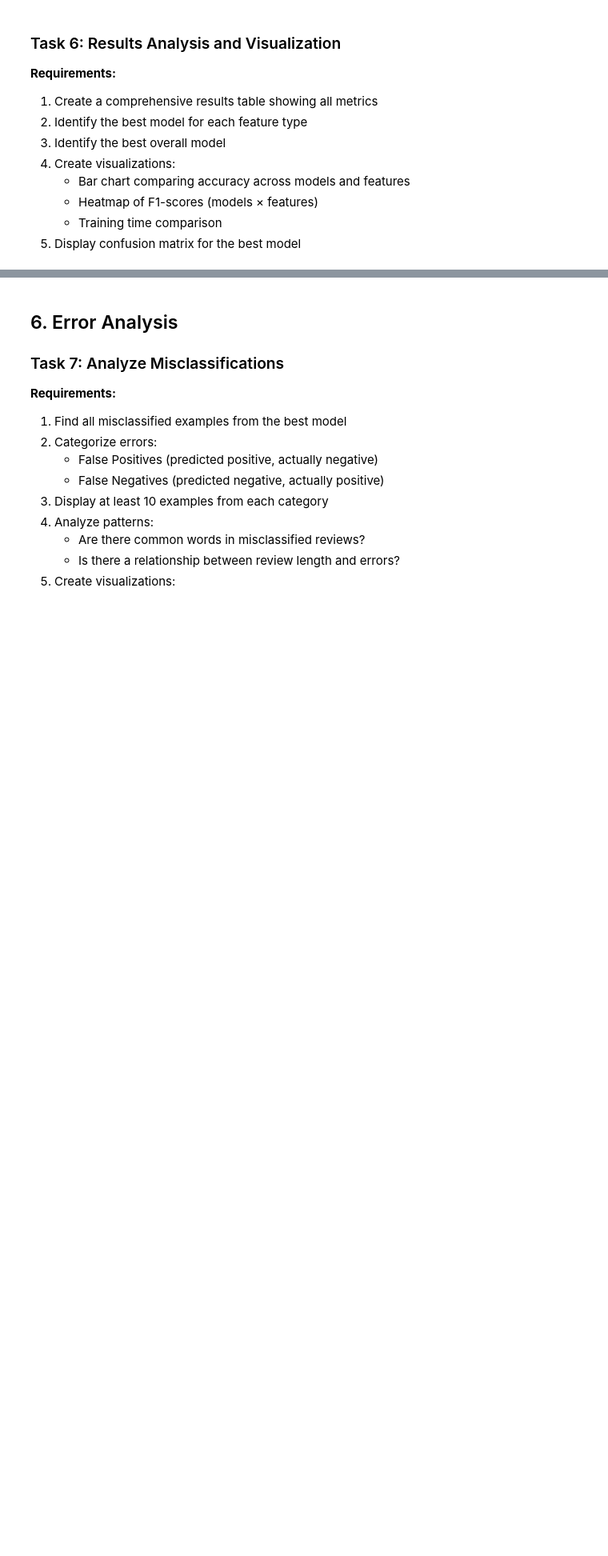
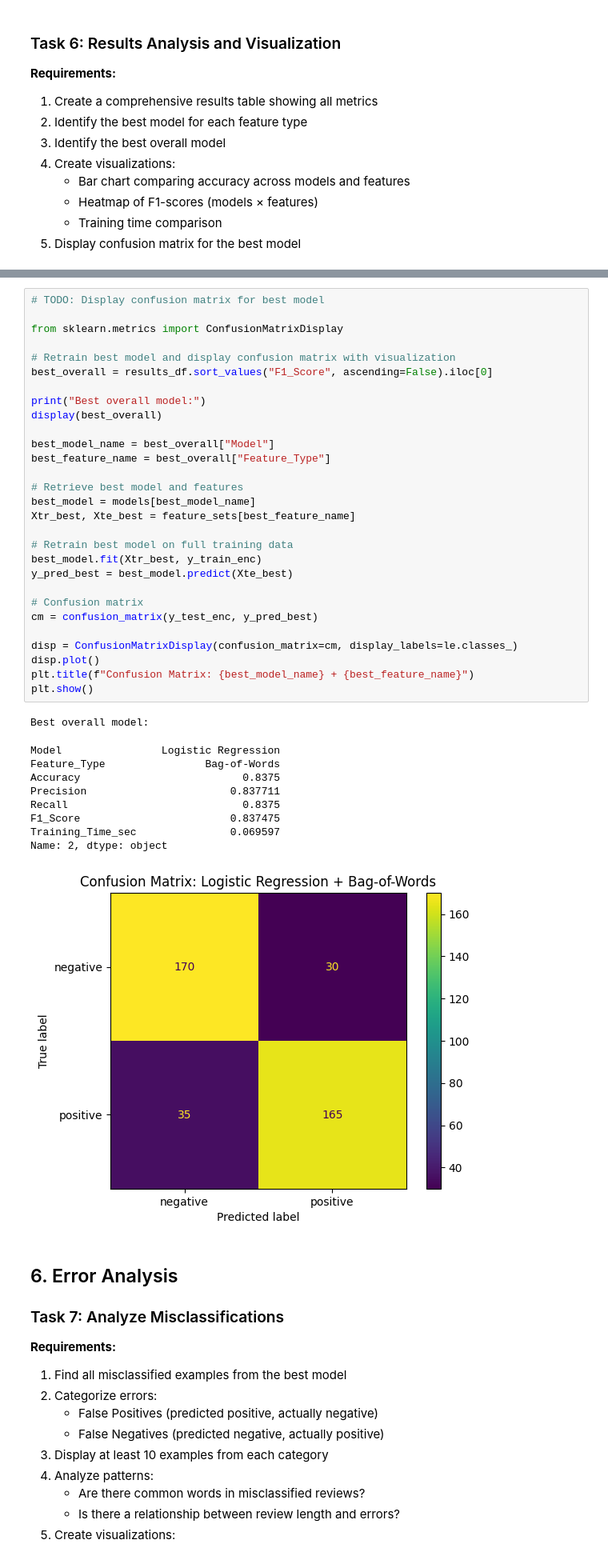
Before and after one commit to gooners006/MSE, a Jupyter notebook: NLP501/NLP_Lab02_Extra_Requirements.ipynb, the cells around one changed output, grey strips where cells are left out. Shown at 80% size. Saved outputs shown, nothing was run; the diff lists cells and outputs as text; blank space fills up the shorter version.

```diff
--- a/NLP501/NLP_Lab02_Extra_Requirements.ipynb
+++ b/NLP501/NLP_Lab02_Extra_Requirements.ipynb
@@ -936,3 +936,43 @@ from sklearn.metrics import ConfusionMatrixDisplay
+# %%
+# TODO: Display confusion matrix for best model
+
+from sklearn.metrics import ConfusionMatrixDisplay
+
+# Retrain best model and display confusion matrix with visualization
+best_overall = results_df.sort_values("F1_Score", ascending=False).iloc[0]
+
+print("Best overall model:")
+display(best_overall)
+
+best_model_name = best_overall["Model"]
+best_feature_name = best_overall["Feature_Type"]
+
+# Retrieve best model and features
+best_model = models[best_model_name]
+Xtr_best, Xte_best = feature_sets[best_feature_name]
+
+# Retrain best model on full training data
+best_model.fit(Xtr_best, y_train_enc)
+y_pred_best = best_model.predict(Xte_best)
+
+# Confusion matrix
+cm = confusion_matrix(y_test_enc, y_pred_best)
+
+disp = ConfusionMatrixDisplay(confusion_matrix=cm, display_labels=le.classes_)
+disp.plot()
+plt.title(f"Confusion Matrix: {best_model_name} + {best_feature_name}")
+plt.show()
+# %% [output]
+Best overall model:
+Model                Logistic Regression
+Feature_Type                Bag-of-Words
+Accuracy                          0.8375
+Precision                       0.837711
+Recall                            0.8375
+F1_Score                        0.837475
+Training_Time_sec               0.069597
+Name: 2, dtype: object
+[figure, added]
 # %% [markdown]
 ## 6. Error Analysis
 
```
Also changed, not shown: parts of 25 cells of this notebook.
